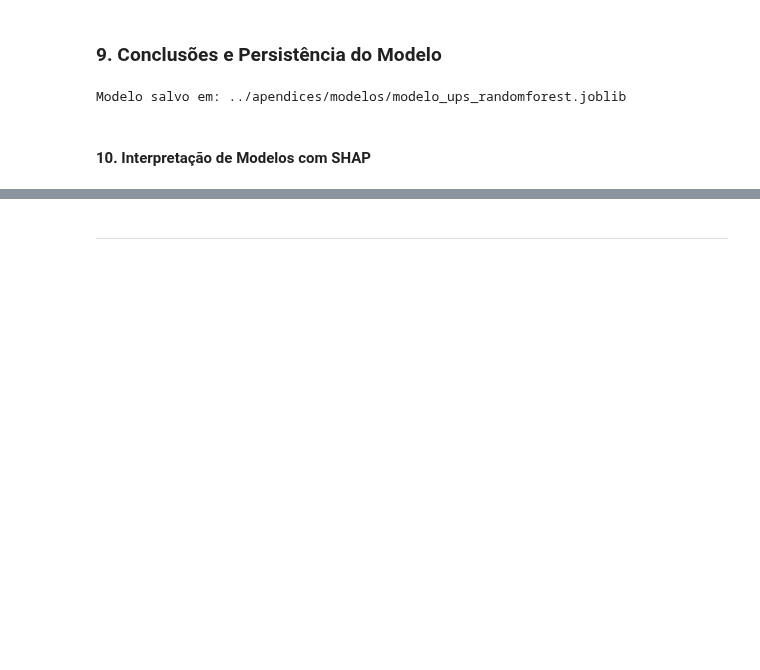
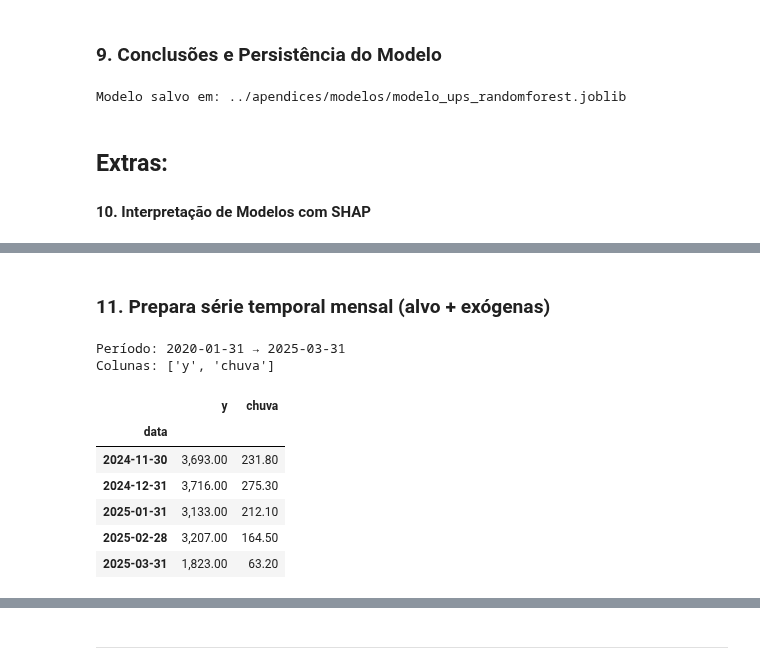
Before and after one commit to nandasiq/acidentes-poa, a Jupyter notebook: notebooks/04_modelagem.ipynb, the cells around one changed output, grey strips where cells are left out. Cells and saved outputs as stored; diff of their text form; code cells hidden in the pictures; blank space fills up the shorter version.

```diff
--- a/notebooks/04_modelagem.ipynb
+++ b/notebooks/04_modelagem.ipynb
@@ -351,6 +351,7 @@ print("Modelo salvo em:", caminho_modelo)
 # %% [output]
 Modelo salvo em: ../apendices/modelos/modelo_ups_randomforest.joblib
 # %% [markdown]
+## Extras:
 #### 10. Interpretação de Modelos com SHAP
 # %%
 # === Célula 10 — Interpretabilidade com SHAP (corrigida) ===
@@ -394,3 +395,69 @@ else:
 # %% [output]
 [figure]
 [interactive output not drawn]
+# %% [markdown]
+### 11. Prepara série temporal mensal (alvo + exógenas)
+# %%
+# Preparar série temporal mensal (UPS e clima)
+
+# Detecta coluna de data já carregada anteriormente (mesma heurística das células iniciais)
+cand_datas = [c for c in df.columns if c.lower() in {"data","data_hora","datahora","datetime"}]
+if not cand_datas:
+    raise ValueError("Não encontrei coluna de data. Ajuste a lista cand_datas.")
+col_data = cand_datas[0]
+df[col_data] = pd.to_datetime(df[col_data], errors="coerce")
+df_ts = df.set_index(col_data).sort_index()
+
+# ---- Escolha do alvo temporal ----
+# Opção A (padrão): severidade mensal = soma de UPS no mês (carga de severidade)
+# Opção B: contagem de acidentes mensais = df.resample('M').size()
+TARGET_MODE = "sum_ups"  # mude para "count" se quiser contar acidentes
+
+if TARGET_MODE == "sum_ups":
+    y_mensal = df_ts.resample("M")["ups"].sum().rename("y")
+elif TARGET_MODE == "count":
+    y_mensal = df_ts.resample("M").size().rename("y")
+else:
+    raise ValueError("TARGET_MODE inválido. Use 'sum_ups' ou 'count'.")
+
+# ---- Exógenas de clima (chuva/precip = soma mensal; outras (temp, umid, vento) = média mensal) ----
+weather_cols = [c for c in df_ts.columns if any(k in c.lower() for k in ["chuva","precip","temp","umid","vento"])]
+exog = None
+if weather_cols:
+    clima = df_ts[weather_cols].copy()
+    # separa precipitação/chuva das demais
+    chuva_cols = [c for c in weather_cols if any(k in c.lower() for k in ["chuva","precip"])]
+    outras_cols = [c for c in weather_cols if c not in chuva_cols]
+
+    partes = []
+    if chuva_cols:
+        partes.append(clima[chuva_cols].resample("M").sum(min_count=1))
+    if outras_cols:
+        partes.append(clima[outras_cols].resample("M").mean())
+
+    if partes:
+        exog = pd.concat(partes, axis=1)
+
+# Alinha alvo e exógenas
+if exog is not None:
+    df_m = pd.concat([y_mensal, exog], axis=1)
+else:
+    df_m = y_mensal.to_frame()
+
+# Recorta período útil (se sua base começar antes/depender do recorte, ajuste aqui)
+df_m = df_m.loc["2020-01-01":]  # garante janela 2020+
+df_m = df_m.asfreq("M")  # frequência mensal explícita
+
+print("Período:", df_m.index.min().date(), "→", df_m.index.max().date())
+print("Colunas:", list(df_m.columns))
+df_m.tail()
+# %% [output]
+Período: 2020-01-31 → 2025-03-31
+Colunas: ['y', 'chuva']
+|  | y | chuva |
+| data |  |  |
+| 2024-11-30 | 3,693.00 | 231.80 |
+| 2024-12-31 | 3,716.00 | 275.30 |
+| 2025-01-31 | 3,133.00 | 212.10 |
+| 2025-02-28 | 3,207.00 | 164.50 |
+| 2025-03-31 | 1,823.00 | 63.20 |
```
Also changed, not shown: parts of 6 cells of this notebook, 2 other files.
